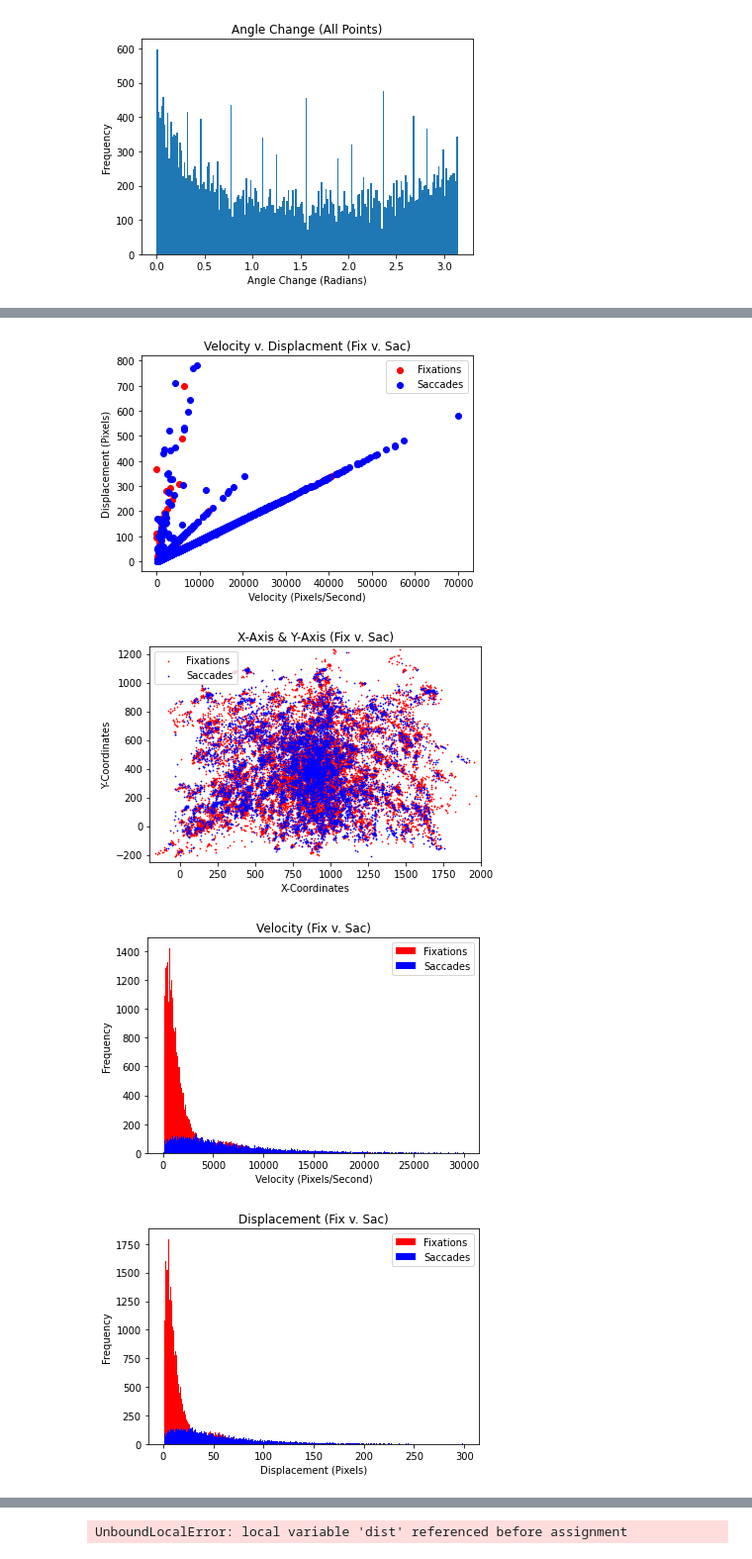
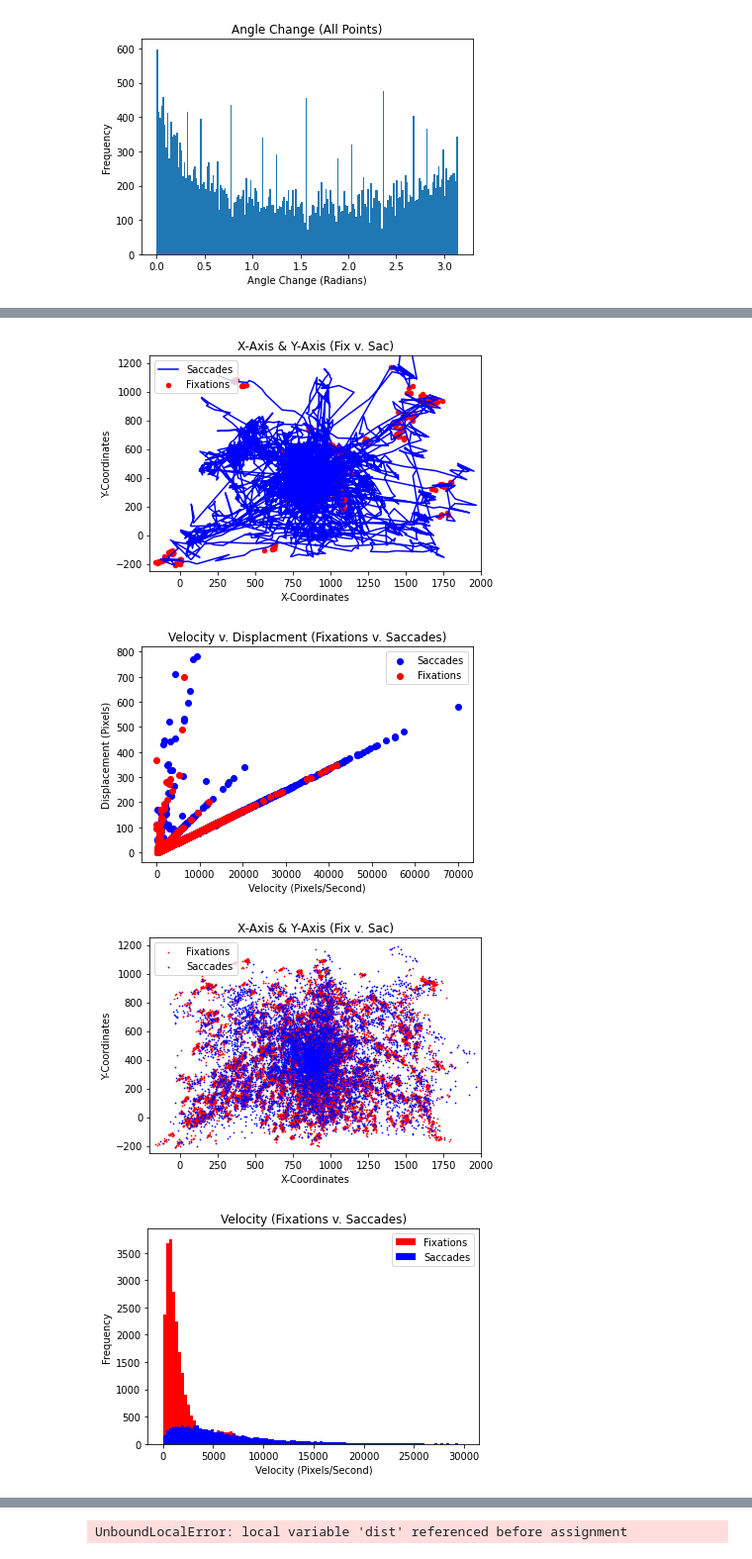
Before and after one commit to Josef733/eyetracker, a Jupyter notebook: Algorithms.ipynb, the cells around one changed output, grey strips where cells are left out. Shown at 99% size. Saved outputs shown, nothing was run; the diff lists cells and outputs as text; code cells hidden in the pictures.

Commit message:
many new results and changes
new graphical/text results and changes/additions to notebook

```diff
--- a/Algorithms.ipynb
+++ b/Algorithms.ipynb
@@ -202,6 +204,10 @@ point_disp_corr = []
 
 f_type_corr = []
 
+x_val_corr = []
+
+y_val_corr = []
+
 for i in range(len(duration_diff)-1):
     vec1 = [x_point_len[i],y_point_len[i]]
     vec2 = [x_point_len[i+1],y_point_len[i+1]]
@@ -214,12 +220,14 @@ for i in range(len(duration_diff)-1):
     if (math.isnan(np.arccos(dot_product))):
         pass
     else:
-        theta_np.append(math.pi - np.arccos(dot_product))
+        theta_np.append(abs(math.pi - np.arccos(dot_product)))
         ang_time.append(t_stamps[i+1])
         duration_diff_corr.append(duration_diff[i])
         point_velo_corr.append(point_velo[i])
         point_disp_corr.append(point_disp[i])
         f_type_corr.append(f_type[i])
+        x_val_corr.append(x_val[i+1])
+        y_val_corr.append(y_val[i+1])
 
 #print(len(theta_np))
 
@@ -265,8 +273,8 @@ outliers = []
 
 for i in range (len(f_type_corr)):
     if f_type_corr[i] == "Fixation":
-        x_fix.append(x_val[i+1])
-        y_fix.append(y_val[i+1])
+        x_fix.append(x_val_corr[i])
+        y_fix.append(y_val_corr[i])
         fix_timestamp.append(ang_time[i])
         fix_duration.append(duration_diff_corr[i])
         fix_displacement.append(point_disp_corr[i])
@@ -275,8 +283,8 @@ for i in range (len(f_type_corr)):
         classifier.append("fixation")
 
     elif f_type_corr[i] == "Saccade":
-        x_sac.append(x_val[i+1])
-        y_sac.append(y_val[i+1])
+        x_sac.append(x_val_corr[i])
+        y_sac.append(y_val_corr[i])
         sac_timestamp.append(ang_time[i])
         sac_duration.append(duration_diff_corr[i])
         sac_displacement.append(point_disp_corr[i])
@@ -285,26 +293,51 @@ for i in range (len(f_type_corr)):
         classifier.append("saccade")
 
     else:
-        outliers.append(point_velo_corr[i])
+        classifier.append("outlier")
 
-print(len(x_fix))
 
-print(len(x_sac))
+print(len(f_type_corr))
+print(len(x_val_corr))
+print(len(y_val_corr))
+print(len(ang_time))
+print(len(classifier))
 
 #print(len(x_sac + y_sac))
 
 #print(outliers)
-print(len(outliers))
+#print(len(outliers))
 
+x_fix_s = []
+y_fix_s = []
+x_sac_s = []
+y_sac_s = []
+
+for j in range(4117):
+    x_fix_s.append(x_fix[j])
+    y_fix_s.append(y_fix[j])
+    x_sac_s.append(x_sac[j])
+    y_sac_s.append(y_sac[j])
+
+plt.scatter(x_fix_s,y_fix_s, s=20.0, c="red",label="Fixations")
+plt.plot(x_sac_s,y_sac_s, c="blue",label="Saccades")
+plt.legend()
+plt.ylabel("Y-Coordinates")
+plt.ylim(-250, 1250)
+plt.xlim(-200, 2000)
+plt.xlabel("X-Coordinates")
+plt.title("X-Axis & Y-Axis (Fix v. Sac)")
+plt.savefig("X_y_fix_sac")
+plt.show()
+
+plt.scatter(sac_velo,sac_displacement, c="blue",label="Saccades")
 plt.scatter(fix_velo,fix_displacement, c="red",label="Fixations")
-plt.scatter(sac_velo,sac_displacement, c="blue",label="Saccades")
 plt.legend()
 plt.xlabel("Velocity (Pixels/Second)")
 plt.ylabel("Displacement (Pixels)")
 #plt.ylim(0, 400000)
 #plt.xlim(0, 3.5)
-plt.title("Velocity v. Displacment (Fix v. Sac)")
-#plt.savefig("Fixations_feat_velo")
+plt.title("Velocity v. Displacment (Fixations v. Saccades)")
+plt.savefig("Fixations_saccades_velo_disp")
 plt.show()
 
 plt.scatter(x_fix,y_fix, s=0.5, c="red",label="Fixations")
@@ -318,26 +351,30 @@ plt.title("X-Axis & Y-Axis (Fix v. Sac)")
 #plt.savefig("Fixations_feat_velo")
 plt.show()
 
-plt.hist(fix_velo,300,range=[0,30000], color ="red",label="Fixations")
-plt.hist(sac_velo,300,range=[0,30000], color ="blue",label="Saccades")
+plt.hist(fix_velo,100,range=[0,30000], color ="red",label="Fixations")
+plt.hist(sac_velo,100,range=[0,30000], color ="blue",label="Saccades")
 plt.legend()
-plt.title("Velocity (Fix v. Sac)")
+plt.title("Velocity (Fixations v. Saccades)")
 plt.xlabel("Velocity (Pixels/Second)")
 plt.ylabel("Frequency")
+plt.savefig("Fixations_saccades_velo_hist")
 plt.show()
 
-plt.hist(fix_displacement,300,range=[0,300], color ="red",label="Fixations")
-plt.hist(sac_displacement,300,range=[0,300], color ="blue",label="Saccades")
+plt.hist(fix_displacement,100,range=[0,300], color ="red",label="Fixations")
+plt.hist(sac_displacement,100,range=[0,300], color ="blue",label="Saccades")
 plt.legend()
-plt.title("Displacement (Fix v. Sac)")
+plt.title("Displacement (Fixations v. Saccades)")
 plt.xlabel("Displacement (Pixels)")
 plt.ylabel("Frequency")
+plt.savefig("Fixations_saccades_disp_hist")
 plt.show()
 
 plt.hist(fix_theta,100, color ="red",label="Fixations")
 plt.hist(sac_theta,100, color ="blue",label="Saccades")
+plt.legend()
 plt.title("Angle Change (Fix v. Sac)")
 plt.xlabel("Angle Change (Radians)")
 plt.ylabel("Frequency")
+plt.savefig("Fix_v_sac_angle_hist")
 plt.show()
 # %% [output]
@@ -347,4 +386,4 @@ plt.show()
-[figure, old version]
+[figure, new version]
-[figure, old version]
+[figure, new version]
-[figure, old version]
+[figure, new version]
-[figure, old version]
+[figure, new version]
```
Also changed, not shown: parts of 15 cells of this notebook, 30 other files.
